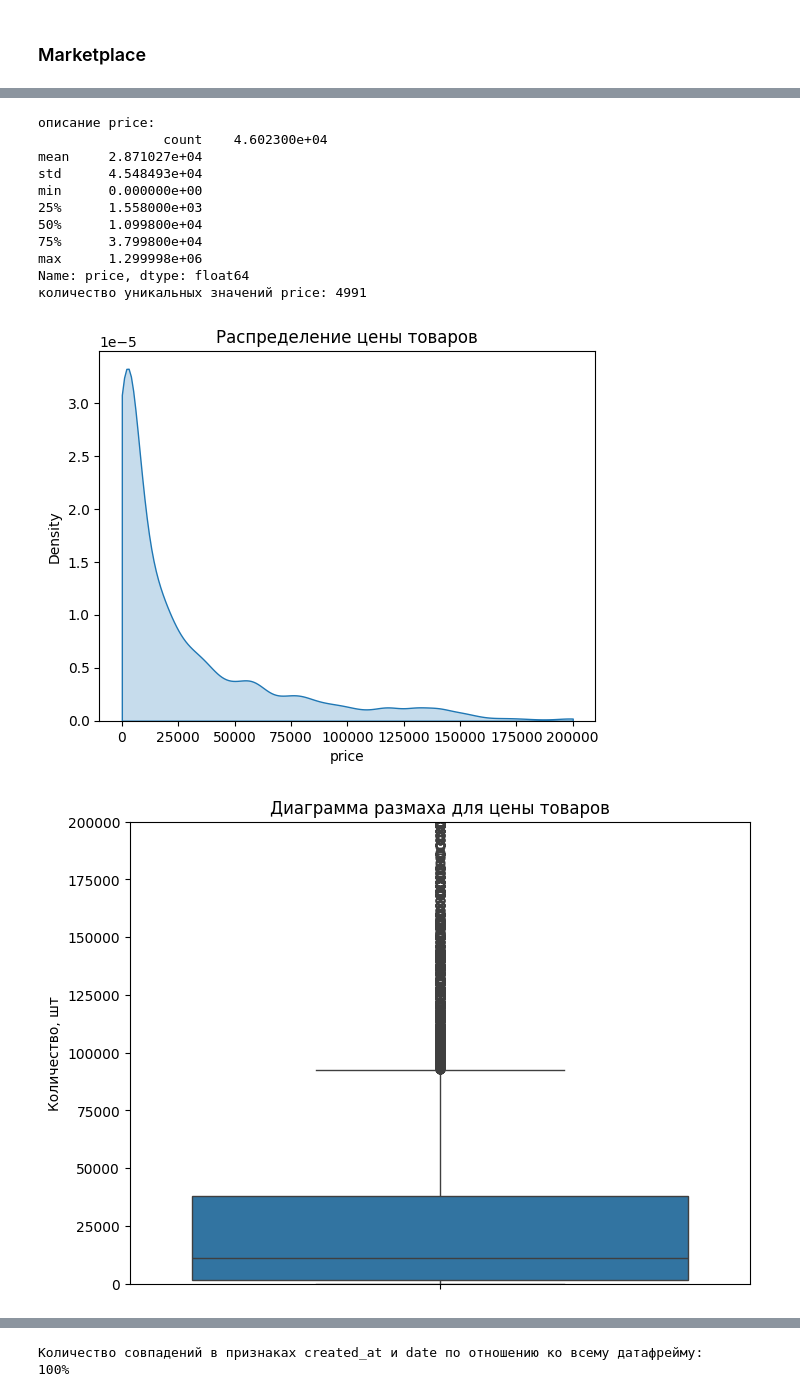
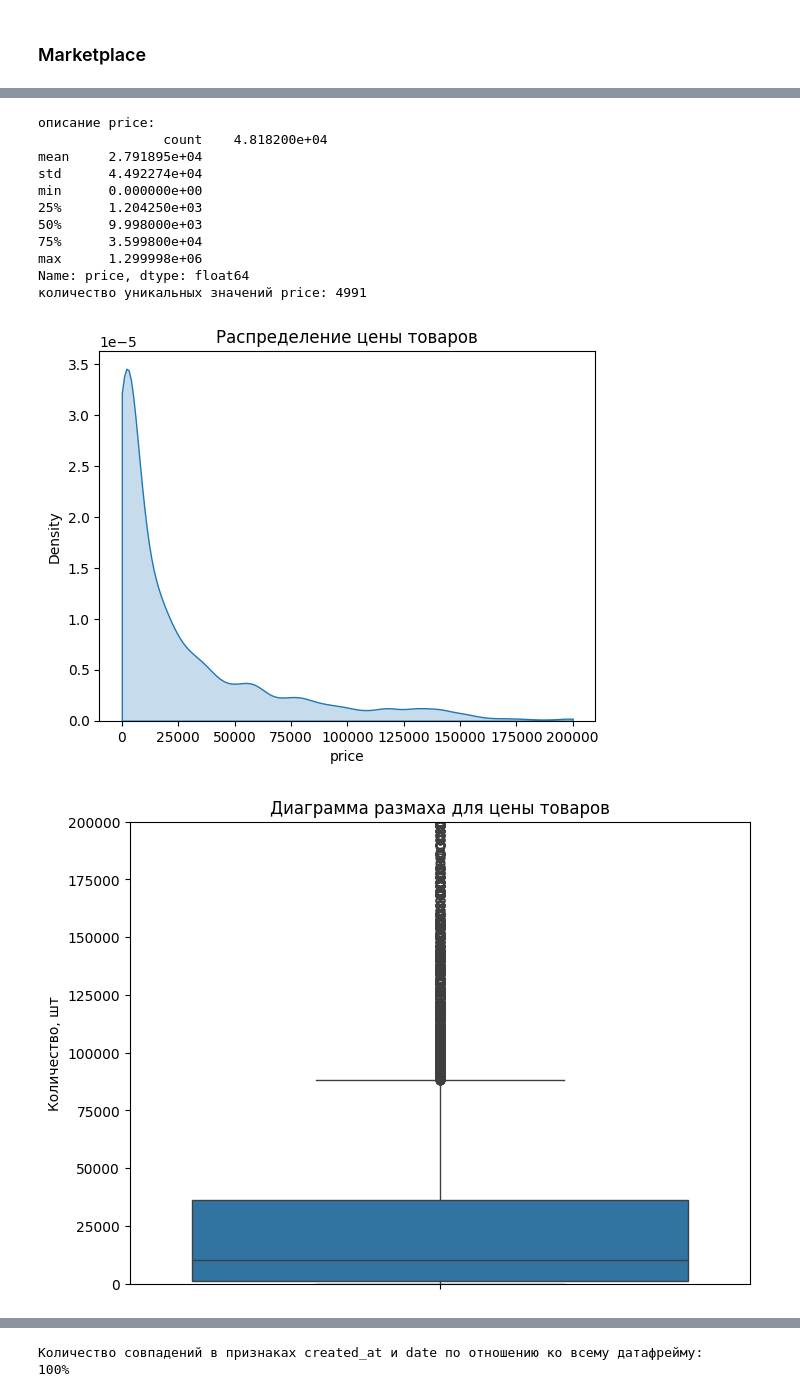
Before and after one commit to denis-42ds/repeat_purchase_forecast, a Jupyter notebook: ecom_forecast.ipynb, the cells around one changed output, grey strips where cells are left out. Saved outputs shown, nothing was run; the diff lists cells and outputs as text; code cells hidden in the pictures.

```diff
--- a/ecom_forecast.ipynb
+++ b/ecom_forecast.ipynb
@@ -130,7 +121,7 @@ holidays.sample(5)
 # %% [markdown]
 ### Marketplace
 # %%
-explorer_marketplace = DatasetExplorer(marketplace)
+explorer_marketplace = DatasetExplorer(marketplace, y_lim=200000)
 explorer_marketplace.explore_dataset()  # 48182
 # %% [output]
 <class 'pandas.core.frame.DataFrame'>
@@ -179,15 +170,15 @@ Name: quantity, dtype: float64
 описание price:
-                count    4.602300e+04
-mean     2.871027e+04
-std      4.548493e+04
+                count    4.818200e+04
+mean     2.791895e+04
+std      4.492274e+04
 min      0.000000e+00
-25%      1.558000e+03
-50%      1.099800e+04
-75%      3.799800e+04
+25%      1.204250e+03
+50%      9.998000e+03
+75%      3.599800e+04
 max      1.299998e+06
 Name: price, dtype: float64
 количество уникальных значений price: 4991
-[figure, old version]
+[figure, new version]
-[figure, old version]
+[figure, new version]
 Первая запись в датафрейме: 2022-10-26 08:35:46
                 Последняя запись в датафрейме: 2023-10-26 13:34:11
```
Also changed, not shown: parts of 30 cells of this notebook, 1 other file.
